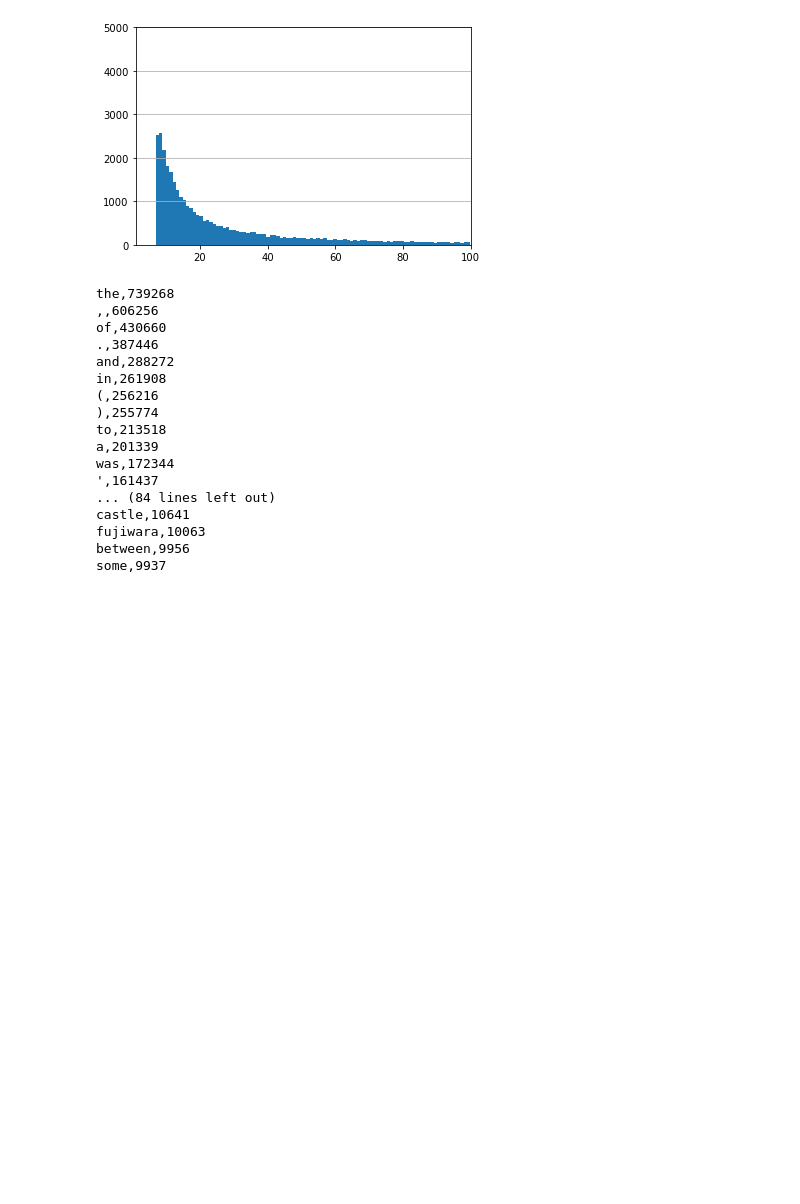
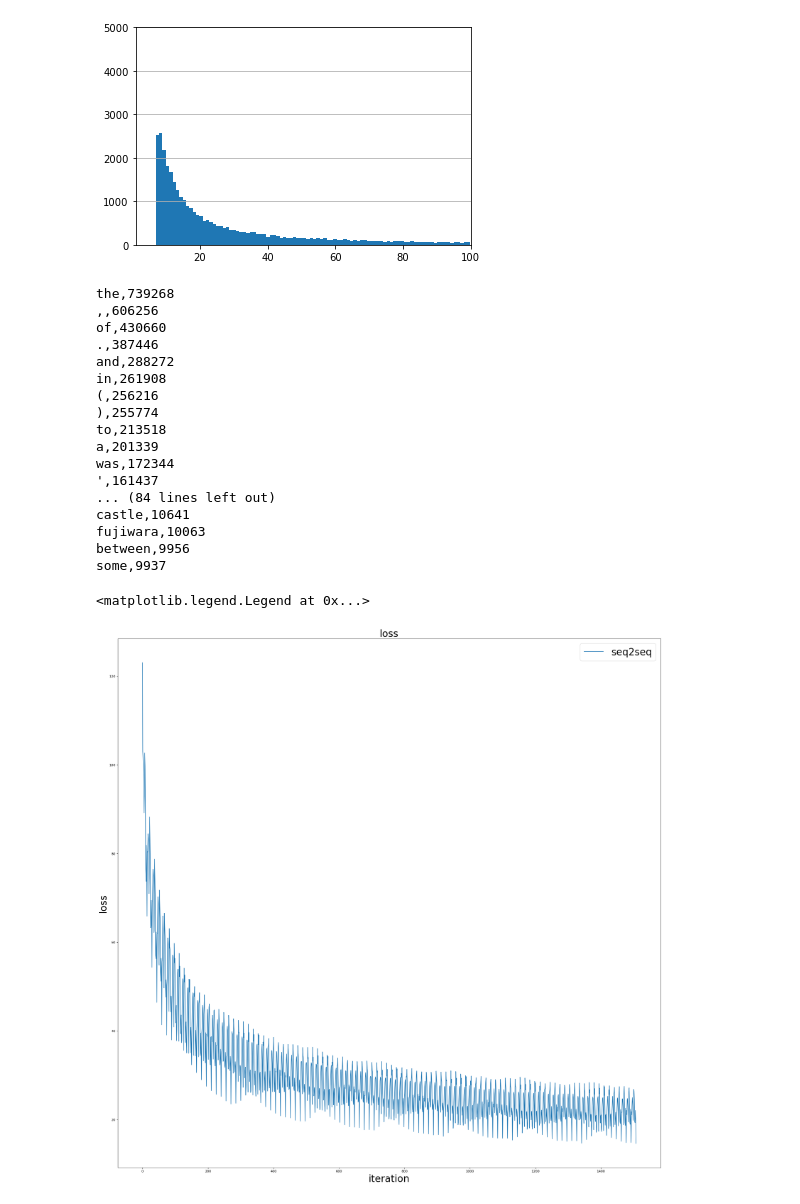
Before and after one commit to tttakano/DeepLearning, a Jupyter notebook: chiner_seq2seq/check.ipynb, the cells around one changed output. Drawn from its saved outputs; the diff is of its cells as text; code cells hidden in the pictures; blank space fills up the shorter version.

Commit message:
add figure

```diff
--- a/chiner_seq2seq/check.ipynb
+++ b/chiner_seq2seq/check.ipynb
@@ -110,3 +110,30 @@ castle,10641
 fujiwara,10063
 between,9956
 some,9937
+# %%
+import json
+
+f = open("./result/100_500/log", 'r')
+json_data = json.load(f) #JSON形式で読み込む
+loss = []
+perp = []
+bleu = []
+for j in json_data:
+    if 'validation/main/bleu' in j:
+        bleu.append(j['validation/main/bleu'])
+    loss.append(j['main/loss'])
+    perp.append(j['main/perp'])
+# %%
+%matplotlib inline
+import matplotlib.pyplot as plt
+import numpy as np
+fig = plt.figure(figsize=(30,30),dpi=80)
+plt.title("loss", fontsize="30")
+plt.xlabel("iteration", fontsize="30")
+plt.ylabel("loss", fontsize="30")
+x = np.linspace(0, len(loss), len(loss))
+pyplot.plot(x, loss, label='seq2seq')
+plt.legend(loc='upper right', fontsize="30")
+# %% [output]
+<matplotlib.legend.Legend at 0x...>
+[figure, added]
```
Also changed, not shown: parts of 3 cells of this notebook, 27 other files.
